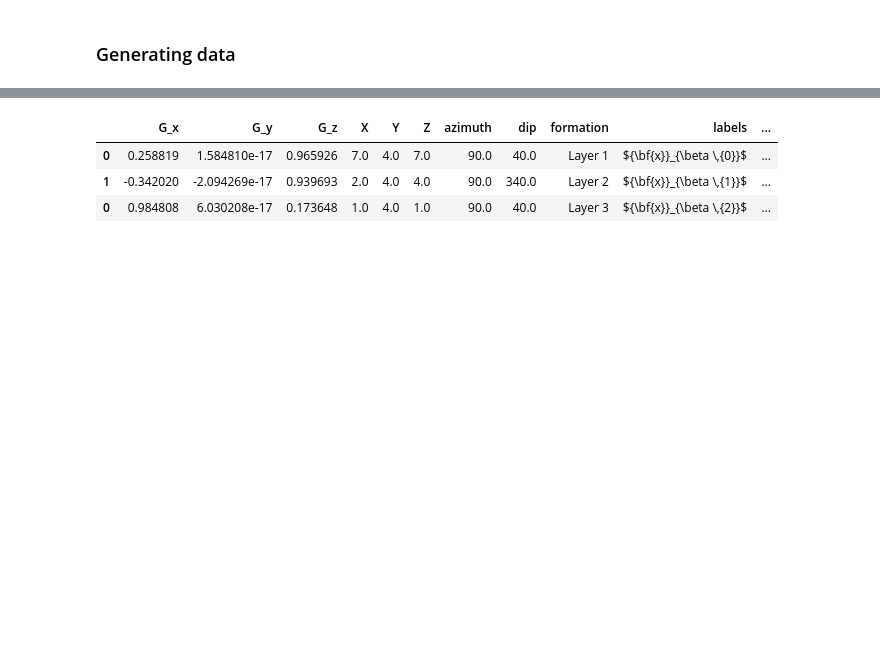
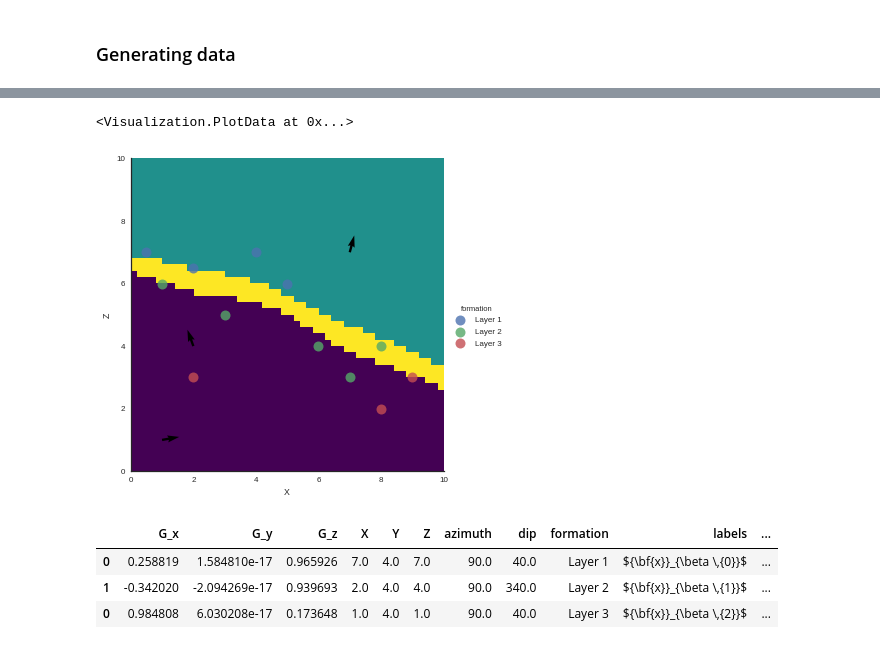
Before and after one commit to nre-aachen/gempy, a Jupyter notebook: Prototype Notebook/Example_2_Simple_PyMC3.ipynb, the cells around one changed output, grey strips where cells are left out. Saved outputs shown, nothing was run; the diff lists cells and outputs as text; code cells hidden in the pictures; blank space fills up the shorter version.

```diff
--- a/Prototype Notebook/Example_2_Simple_PyMC3.ipynb
+++ b/Prototype Notebook/Example_2_Simple_PyMC3.ipynb
@@ -154,3 +156,8 @@ GeMpy.plot_potential_field(new_series, sol[:-14].reshape(50,50,50),13, plot_data
+# %%
+GeMpy.plot_section(geo_data, 30,  block = sol, direction='y', plot_data = True)
+# %% [output]
+<Visualization.PlotData at 0x...>
+[figure, added]
 # %%
 # If you change the values here. Here changes the plot as well
 geo_data.foliations.set_value(0, 'dip', 40)
```
Also changed, not shown: parts of 7 cells of this notebook, 10 other files.
